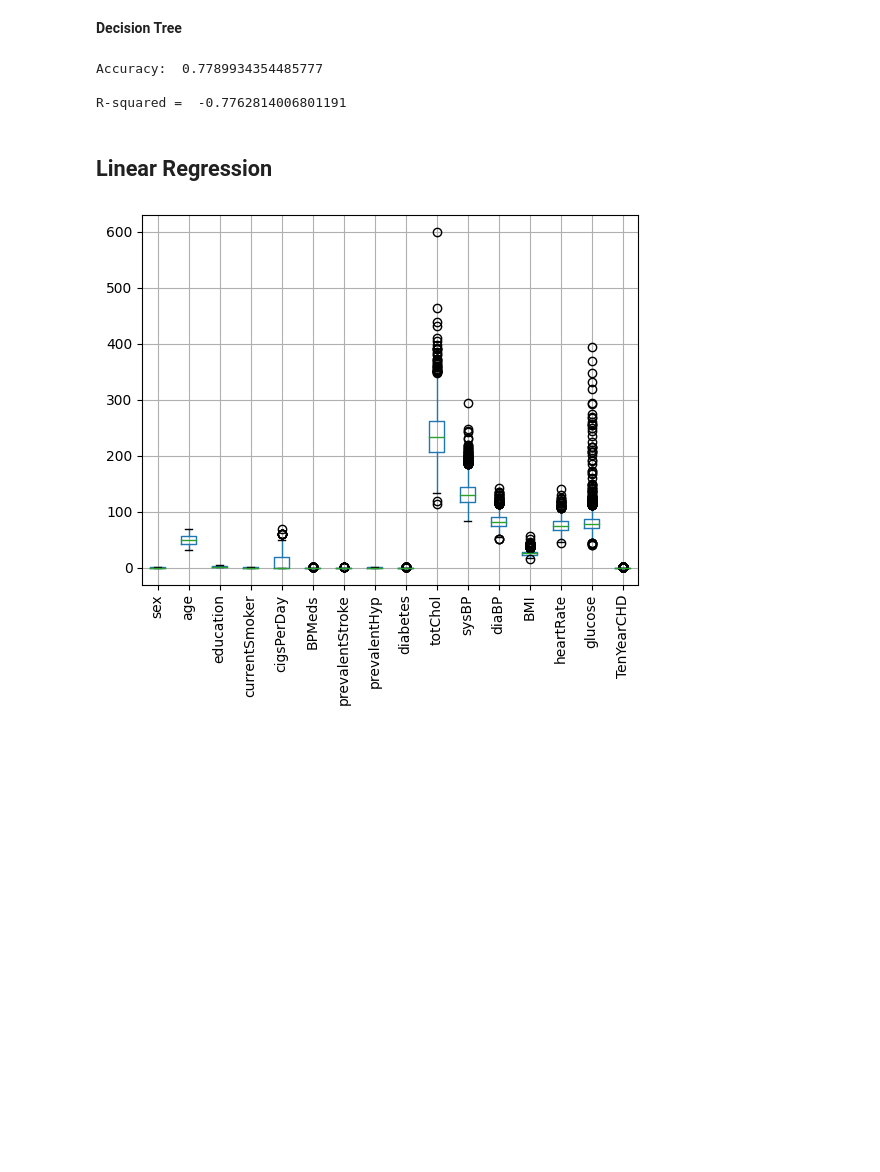
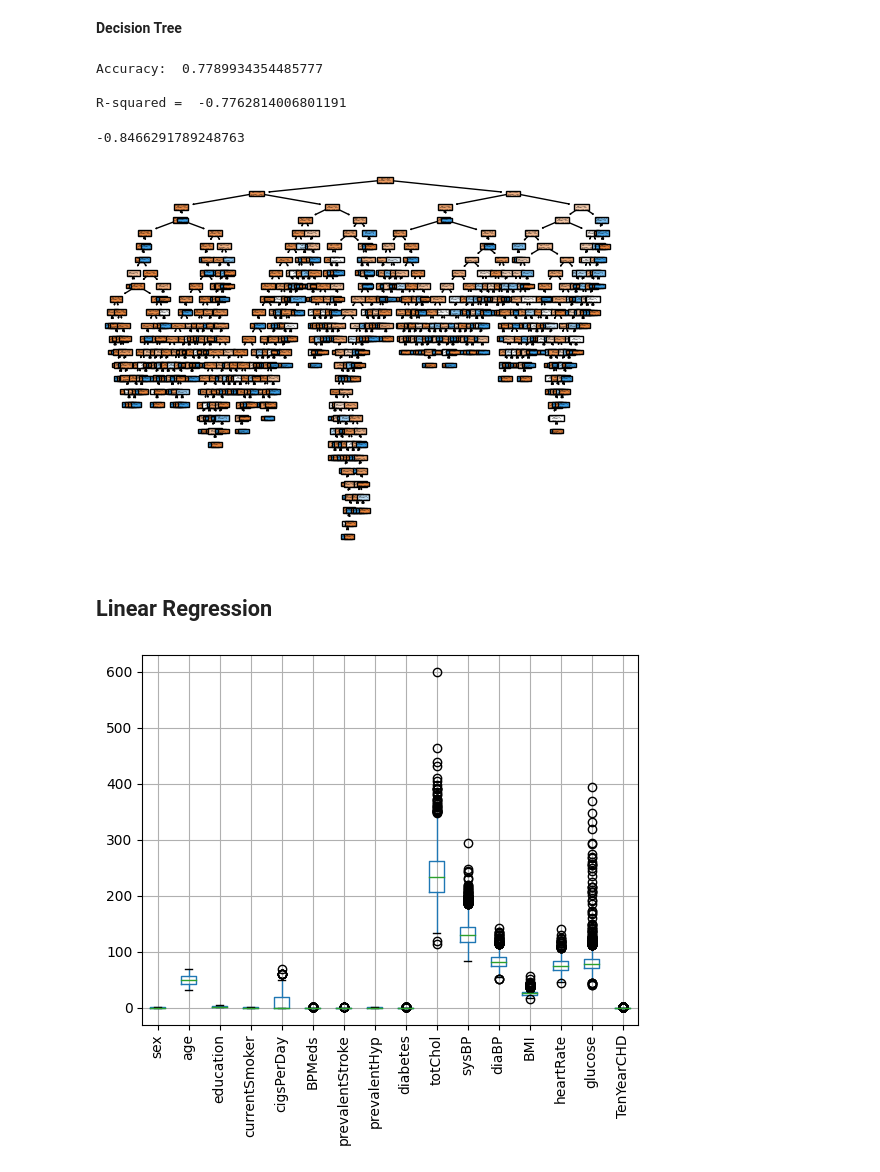
Before and after one commit to Nehach73/DS3001_project_chd, a Jupyter notebook: Project_Notebook_2.ipynb, the cells around one changed output. Drawn from its saved outputs; the diff is of its cells as text; code cells hidden in the pictures; blank space fills up the shorter version.

```diff
--- a/Project_Notebook_2.ipynb
+++ b/Project_Notebook_2.ipynb
@@ -15,8 +15,8 @@ import matplotlib.pylab as plt
 # %%
 # Loading training data
 ! git clone https://github.com/Nehach73/DS3001_project_chd.git
-chd = pd.read_csv('fhs_train.csv')
-chd_test = pd.read_csv('fhs_test.csv')
+chd = pd.read_csv('DS3001_project_chd/fhs_train.csv')
+chd_test = pd.read_csv('DS3001_project_chd/fhs_test.csv')
 
 chd = chd.dropna()
 chd = chd.drop(columns=['Unnamed: 0'])
@@ -104,6 +98,26 @@ print("R-squared = ", rsq)
 Accuracy:  0.7789934354485777
 
 R-squared =  -0.7762814006801191
+# %%
+y_train = chd['TenYearCHD']
+X_train = chd.drop(['TenYearCHD'], axis=1)
+y_test = chd_test['TenYearCHD']
+X_test = chd_test.drop(['TenYearCHD'], axis=1)
+
+tree = DecisionTreeClassifier()
+classifier = tree.fit(X_train, y_train)
+y_hat = classifier.predict(X_test)
+
+SSE = np.sum( (y_test - y_hat)**2 )
+TSS = np.sum( (y_test - np.mean(y_train) )**2 )
+rsq = 1 - SSE/TSS
+
+print(rsq)
+plot_tree(tree,filled=True,feature_names=tree.feature_names_in_ )
+plt.show()
+# %% [output]
+-0.8466291789248763
+[figure, added]
 # %% [markdown]
 ## Linear Regression
 # %%
```
Also changed, not shown: parts of 2 cells of this notebook.
